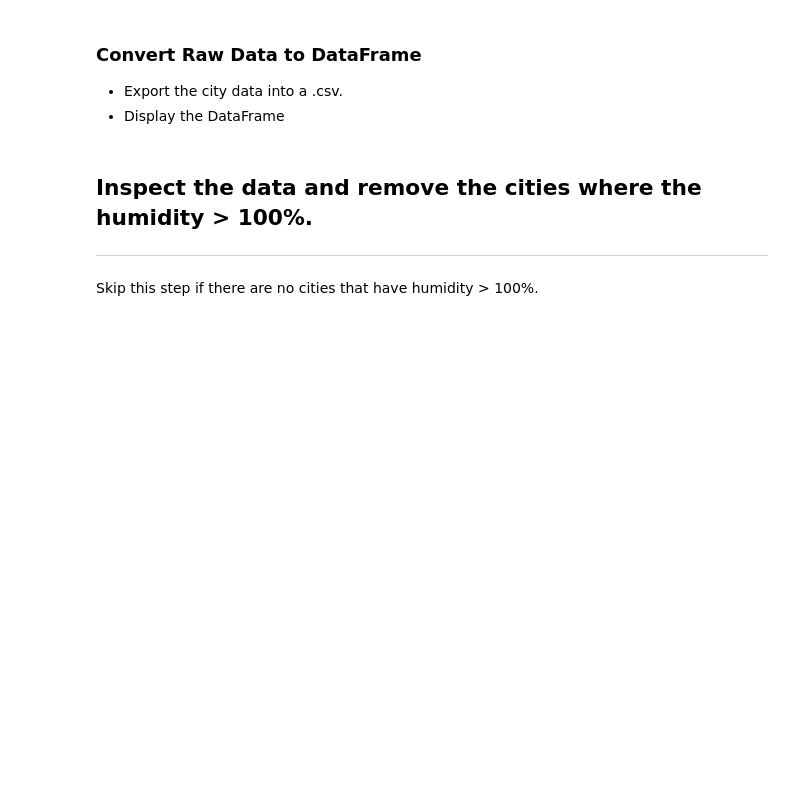
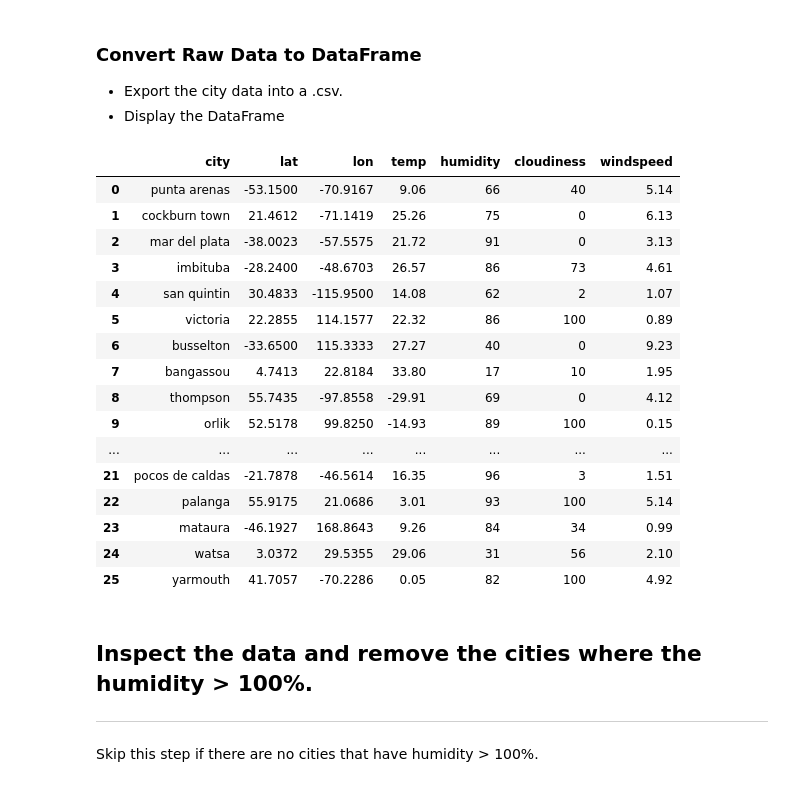
Before and after one commit to granginderpreet/python-api-challenge, a Jupyter notebook: WeatherPy/WeatherPy.ipynb, the cells around one changed output. Cells and saved outputs as stored; diff of their text form; code cells hidden in the pictures; blank space fills up the shorter version.

```diff
--- a/WeatherPy/WeatherPy.ipynb
+++ b/WeatherPy/WeatherPy.ipynb
@@ -78,6 +80,7 @@ query_url = f"{url}appid={weather_api_key}&units={units}&q="
 # set up lists to hold reponse info
 cities_new=[]
 lat = []
+lon = []
 temp = []
 windspeed=[]
 humidity=[]
@@ -95,6 +116,7 @@ for city in cities:
     response = requests.get(query_url + city).json()
     try:
         lat.append(response['coord']['lat'])
+        lon.append(response['coord']['lon'])
         temp.append(response['main']['temp_max'])
         windspeed.append(response["wind"]["speed"])
         humidity.append(response["main"]["humidity"])
@@ -104,5 +126,3 @@ for city in cities:
     except Exception as e:
         print(f" we got {e} error")
         pass
-print(f"The latitude information received is: {lat}")
-print(f"The temperature information received is: {temp}")
@@ -110,17 +148,43 @@ print(f"The temperature information received is: {temp}")
 ### Convert Raw Data to DataFrame
 * Export the city data into a .csv.
 * Display the DataFrame
+# %%
+output_data_file = "output_data/cities.csv"
+#dict={"City":cities_new}
+#df = pd.DataFrame(dict)
+#df.to_csv(output_data_file)
+#cities_new
 # %%
 weather_dict = {
     "city": cities_new,
     "lat": lat,
+    "lon":lon,
     "temp": temp,
     "humidity":humidity,
     "cloudiness":cloudiness,
     "windspeed":windspeed
 }
 weather_data = pd.DataFrame(weather_dict)
+weather_data.to_csv(output_data_file)
 weather_data
+# %% [output]
+|  | city | lat | lon | temp | humidity | cloudiness | windspeed |
+| 0 | punta arenas | -53.1500 | -70.9167 | 9.06 | 66 | 40 | 5.14 |
+| 1 | cockburn town | 21.4612 | -71.1419 | 25.26 | 75 | 0 | 6.13 |
+| 2 | mar del plata | -38.0023 | -57.5575 | 21.72 | 91 | 0 | 3.13 |
+| 3 | imbituba | -28.2400 | -48.6703 | 26.57 | 86 | 73 | 4.61 |
+| 4 | san quintin | 30.4833 | -115.9500 | 14.08 | 62 | 2 | 1.07 |
+| 5 | victoria | 22.2855 | 114.1577 | 22.32 | 86 | 100 | 0.89 |
+| 6 | busselton | -33.6500 | 115.3333 | 27.27 | 40 | 0 | 9.23 |
+| 7 | bangassou | 4.7413 | 22.8184 | 33.80 | 17 | 10 | 1.95 |
+| 8 | thompson | 55.7435 | -97.8558 | -29.91 | 69 | 0 | 4.12 |
+| 9 | orlik | 52.5178 | 99.8250 | -14.93 | 89 | 100 | 0.15 |
+| ... | ... | ... | ... | ... | ... | ... | ... |
+| 21 | pocos de caldas | -21.7878 | -46.5614 | 16.35 | 96 | 3 | 1.51 |
+| 22 | palanga | 55.9175 | 21.0686 | 3.01 | 93 | 100 | 5.14 |
+| 23 | mataura | -46.1927 | 168.8643 | 9.26 | 84 | 34 | 0.99 |
+| 24 | watsa | 3.0372 | 29.5355 | 29.06 | 31 | 56 | 2.10 |
+| 25 | yarmouth | 41.7057 | -70.2286 | 0.05 | 82 | 100 | 4.92 |
 # %% [markdown]
 ## Inspect the data and remove the cities where the humidity > 100%.
 ----
```
Also changed, not shown: parts of 18 cells of this notebook.
